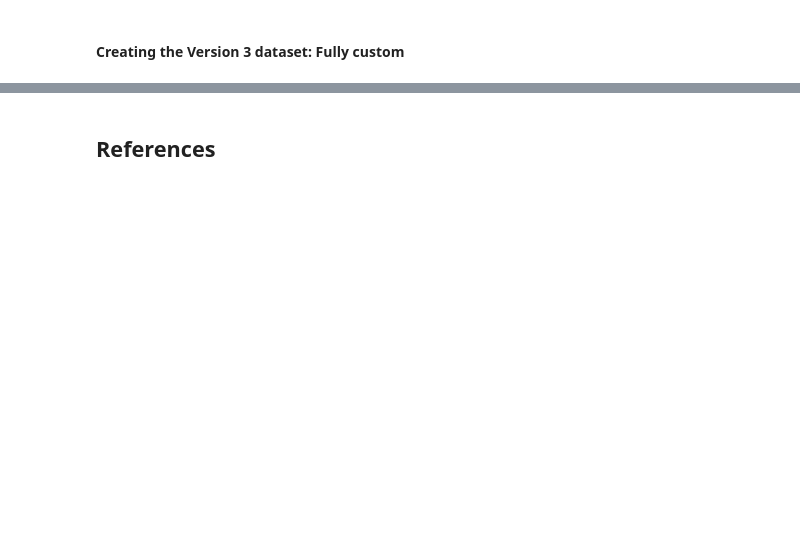
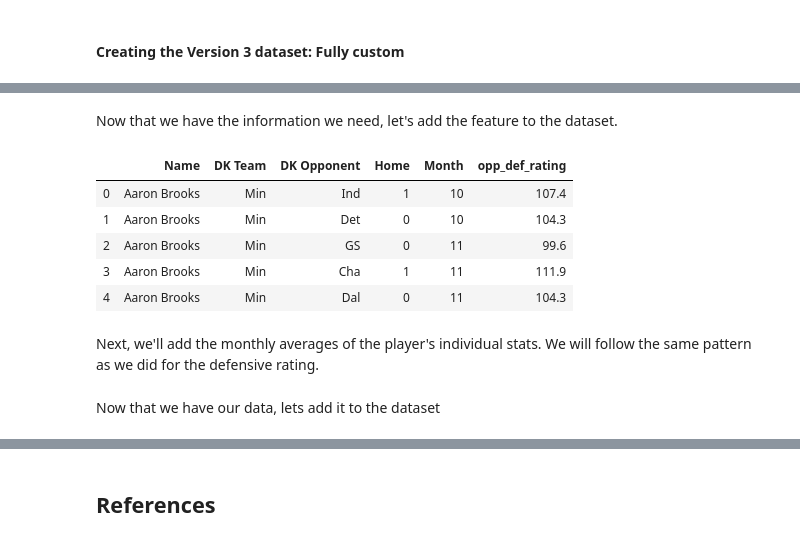
Before and after one commit to WalidBounouar/CSI4506-Project, a Jupyter notebook: Prediction_of_NBA_fantasy_scores.ipynb, the cells around one changed output, grey strips where cells are left out. Saved outputs shown, nothing was run; the diff lists cells and outputs as text; code cells hidden in the pictures; blank space fills up the shorter version.

```diff
--- a/Prediction_of_NBA_fantasy_scores.ipynb
+++ b/Prediction_of_NBA_fantasy_scores.ipynb
@@ -205,0 +365,59 @@ print(list(X_full_ft))
+# %% [markdown]
+Now that we have the information we need, let's add the feature to the dataset.
+# %%
+# first need to define a match between team names from NBA stats API and our dataset
+team_name_acronymes = {
+    'Hou':'Houston Rockets',
+    'Sac':'Sacramento Kings',
+    'Atl':'Atlanta Hawks',
+    'SA':'San Antonio Spurs',
+    'Pho':'Phoenix Suns',
+    'Uta':'Utah Jazz',
+    'Dal':'Dallas Mavericks',
+    'Cha':'Charlotte Hornets',
+    'Bos':'Boston Celtics',
+    'OKC':'Oklahoma City Thunder',
+    'LAL':'Los Angeles Lakers',
+    'Orl':'Orlando Magic',
+    'NY':'New York Knicks',
+    'GS':'Golden State Warriors',
+    'Tor':'Toronto Raptors',
+    'Was':'Washington Wizards',
+    'LAC':'LA Clippers',
+    'NO':'New Orleans Pelicans',
+    'Den':'Denver Nuggets',
+    'Phi':'Philadelphia 76ers',
+    'Chi':'Chicago Bulls',
+    'Min':'Minnesota Timberwolves',
+    'Bkn':'Brooklyn Nets',
+    'Ind':'Indiana Pacers',
+    'Mia':'Miami Heat',
+    'Det':'Detroit Pistons',
+    'Por':'Portland Trail Blazers',
+    'Cle':'Cleveland Cavaliers',
+    'Mil':'Milwaukee Bucks',
+    'Mem':'Memphis Grizzlies'
+}
+
+
+def get_defensive_rating(row, acronyme_dict, ratings_dict):
+    '''
+    Return the defensive rating of the opponent (DK Opponent feature) in the given row.
+    '''
+    full_team_name = acronyme_dict[row['DK Opponent']]
+    month = row['Month']
+    return ratings_dict[str(month)][full_team_name]
+
+# apply lamba on all rows of dataset to add a feature for opponent defensive rating
+X_custom_ft['opp_def_rating'] = X_custom_ft.apply(lambda row: get_defensive_rating(row, team_name_acronymes, def_ratings), axis=1)
+
+X_custom_ft.head(5)
+# %% [output]
+|  | Name | DK Team | DK Opponent | Home | Month | opp_def_rating |
+| 0 | Aaron Brooks | Min | Ind | 1 | 10 | 107.4 |
+| 1 | Aaron Brooks | Min | Det | 0 | 10 | 104.3 |
+| 2 | Aaron Brooks | Min | GS | 0 | 11 | 99.6 |
+| 3 | Aaron Brooks | Min | Cha | 1 | 11 | 111.9 |
+| 4 | Aaron Brooks | Min | Dal | 0 | 11 | 104.3 |
+# %% [markdown]
+Next, we'll add the monthly averages of the player's individual stats. We will follow the same pattern as we did for the defensive rating.
@@ -205,0 +511,2 @@ print(list(X_full_ft))
+# %% [markdown]
+Now that we have our data, lets add it to the dataset
```
Also changed, not shown: parts of 26 cells of this notebook, 4 other files.
